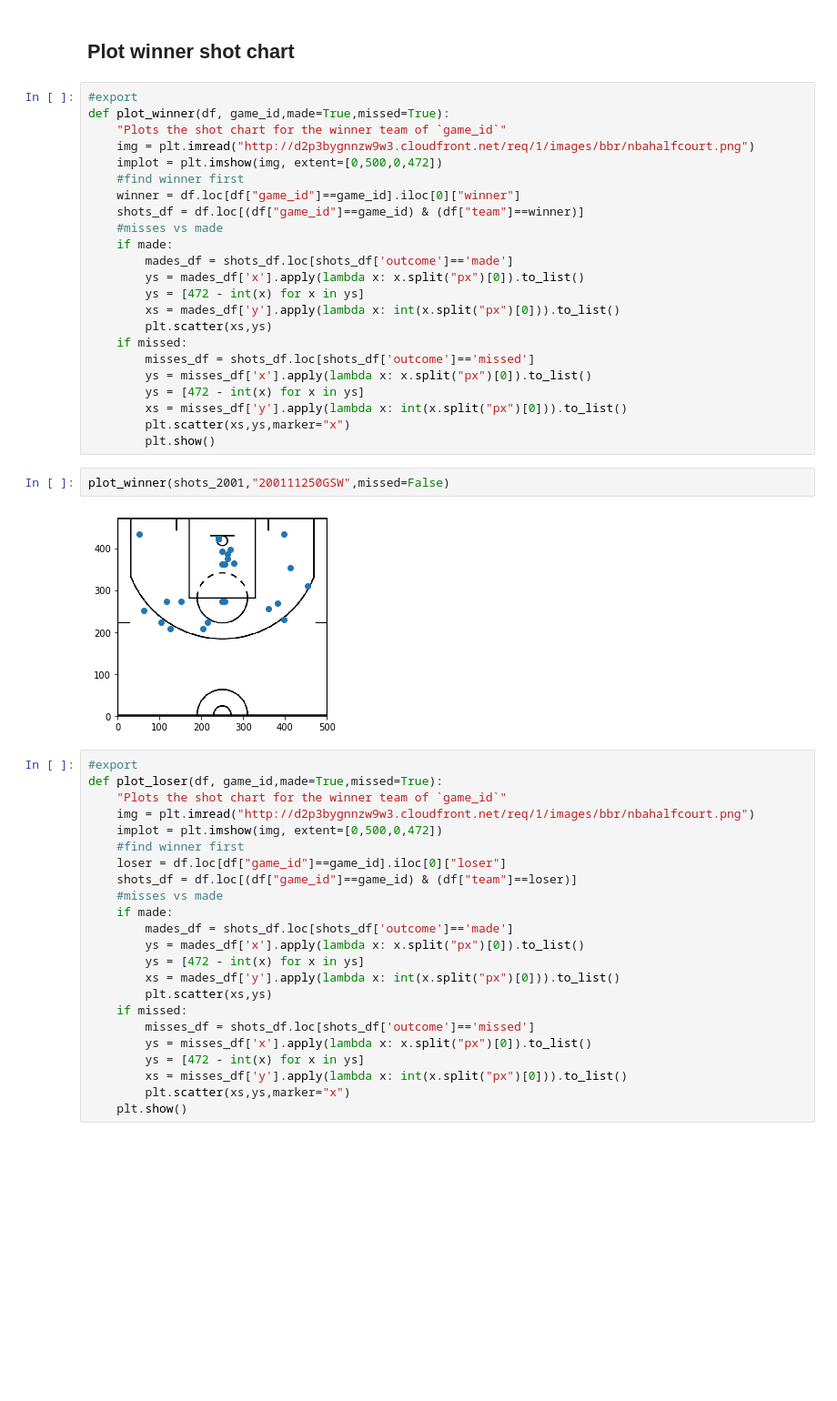
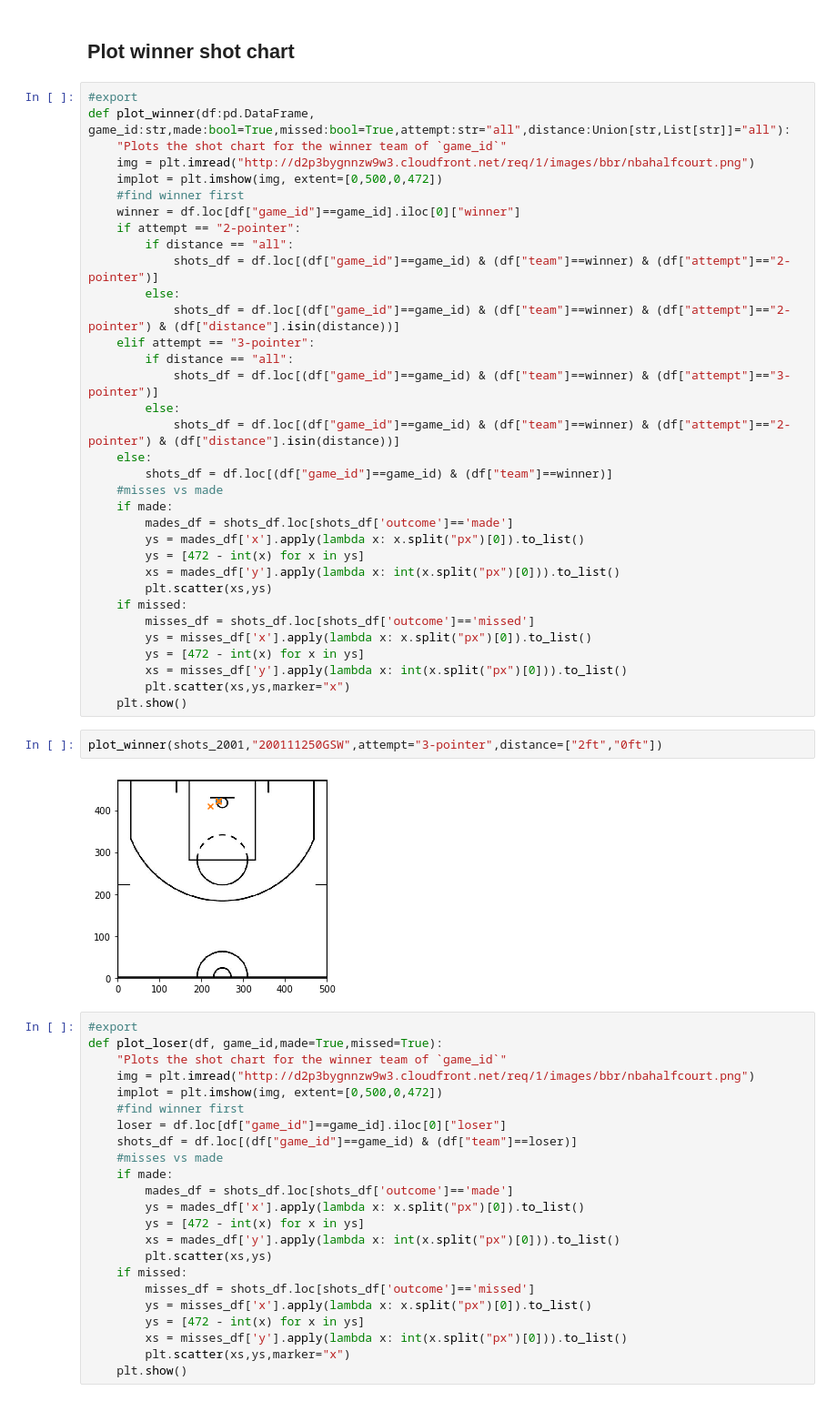
Before and after one commit to theccalderon/shot_chart, a Jupyter notebook: 00_core.ipynb, the cells around one changed output. Shown at 91% size. Drawn from its saved outputs; the diff is of its cells as text; blank space fills up the shorter version.

Commit message:
plot attempt, distance, outcome

```diff
--- a/00_core.ipynb
+++ b/00_core.ipynb
@@ -206,13 +208,24 @@ Name: game_id, dtype: object
 ## Plot winner shot chart
 # %%
 #export
-def plot_winner(df, game_id,made=True,missed=True):
+def plot_winner(df:pd.DataFrame, game_id:str,made:bool=True,missed:bool=True,attempt:str="all",distance:Union[str,List[str]]="all"):
     "Plots the shot chart for the winner team of `game_id`"
     img = plt.imread("http://d2p3bygnnzw9w3.cloudfront.net/req/1/images/bbr/nbahalfcourt.png")
     implot = plt.imshow(img, extent=[0,500,0,472])
     #find winner first
     winner = df.loc[df["game_id"]==game_id].iloc[0]["winner"]
-    shots_df = df.loc[(df["game_id"]==game_id) & (df["team"]==winner)]
+    if attempt == "2-pointer":
+        if distance == "all":
+            shots_df = df.loc[(df["game_id"]==game_id) & (df["team"]==winner) & (df["attempt"]=="2-pointer")]
+        else:
+            shots_df = df.loc[(df["game_id"]==game_id) & (df["team"]==winner) & (df["attempt"]=="2-pointer") & (df["distance"].isin(distance))]
+    elif attempt == "3-pointer":
+        if distance == "all":
+            shots_df = df.loc[(df["game_id"]==game_id) & (df["team"]==winner) & (df["attempt"]=="3-pointer")]
+        else:
+            shots_df = df.loc[(df["game_id"]==game_id) & (df["team"]==winner) & (df["attempt"]=="2-pointer") & (df["distance"].isin(distance))]
+    else:
+        shots_df = df.loc[(df["game_id"]==game_id) & (df["team"]==winner)]
     #misses vs made
     if made:
         mades_df = shots_df.loc[shots_df['outcome']=='made']
@@ -226,11 +239,11 @@ def plot_winner(df, game_id,made=True,missed=True):
         ys = [472 - int(x) for x in ys]
         xs = misses_df['y'].apply(lambda x: int(x.split("px")[0])).to_list()
         plt.scatter(xs,ys,marker="x")
-        plt.show()
+    plt.show()
-# %%
-plot_winner(shots_2001,"200111250GSW",missed=False)
-# %% [output]
-[figure, removed]
+# %%
+plot_winner(shots_2001,"200111250GSW",attempt="3-pointer",distance=["2ft","0ft"])
+# %% [output]
+[figure, added]
 # %%
 #export
 def plot_loser(df, game_id,made=True,missed=True):
```
Also changed, not shown: parts of 10 cells of this notebook, 2 other files.
